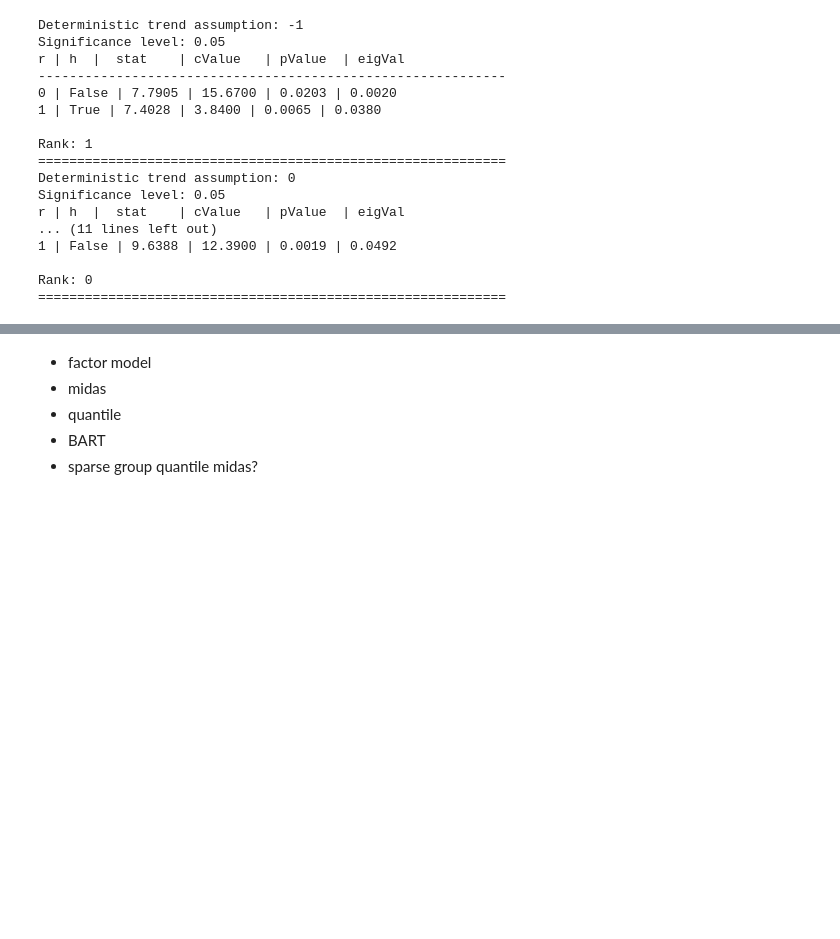
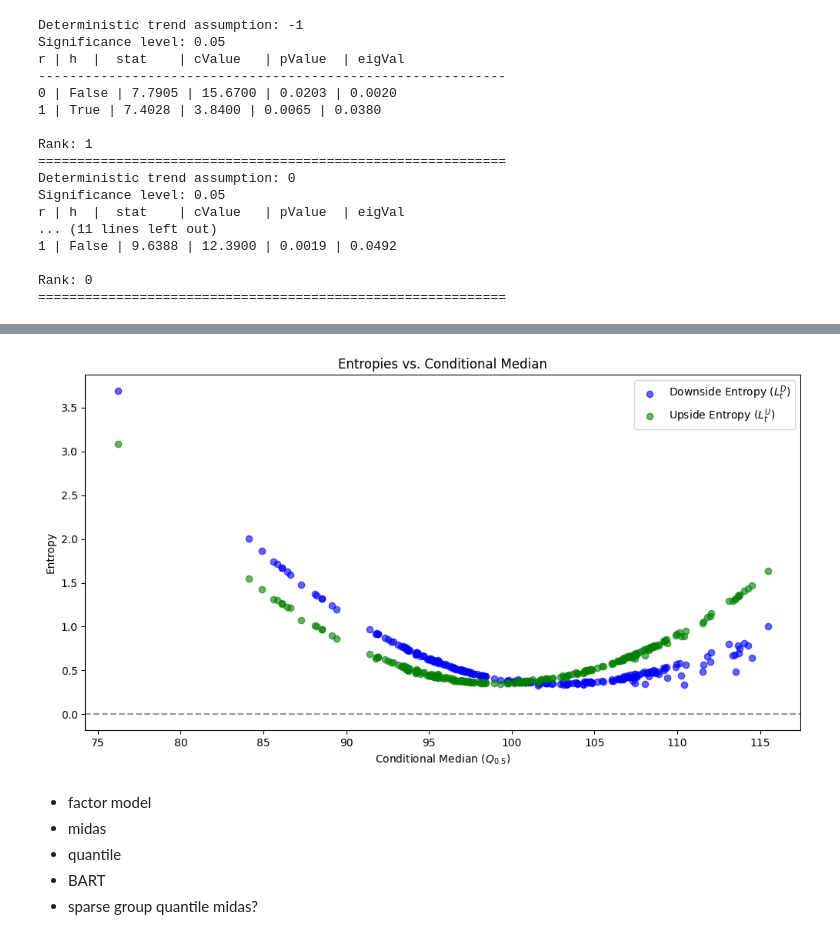
Before and after one commit to lorenzrossi/GaR, a Jupyter notebook: src/EDA_and_ARIMA.ipynb, the cells around one changed output, grey strips where cells are left out. Saved outputs shown, nothing was run; the diff lists cells and outputs as text; code cells hidden in the pictures; blank space fills up the shorter version.

```diff
--- a/src/EDA_and_ARIMA.ipynb
+++ b/src/EDA_and_ARIMA.ipynb
@@ -477,3 +605,15 @@ Rank: 0
+# %%
+plt.figure(figsize=(12, 6))
+plt.scatter(df['q_50'], df['downside_entropy'], label='Downside Entropy ($L_t^D$)', color='blue', alpha=0.6)
+plt.scatter(df['q_50'], df['upside_entropy'], label='Upside Entropy ($L_t^U$)', color='green', alpha=0.6)
+plt.title('Entropies vs. Conditional Median')
+plt.xlabel('Conditional Median ($Q_{0.5}$)')
+plt.ylabel('Entropy')
+plt.axhline(0, linestyle='--', color='gray', alpha=0.8)
+plt.legend()
+plt.show()
+# %% [output]
+[figure, added]
 # %% [markdown]
 - factor model
 - midas
```
Also changed, not shown: parts of 21 cells of this notebook, 3 other files.
